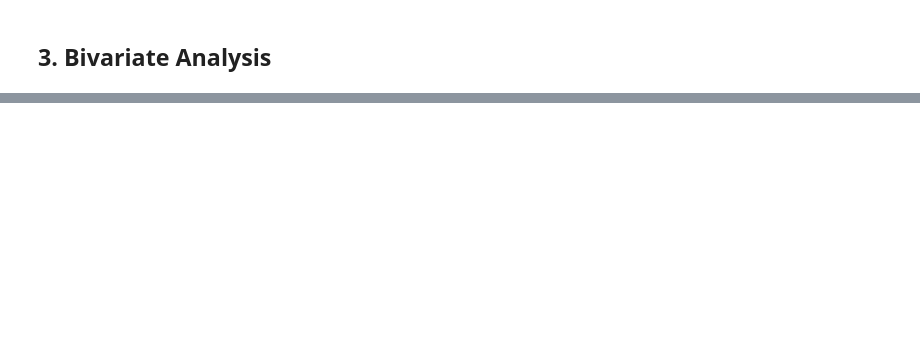
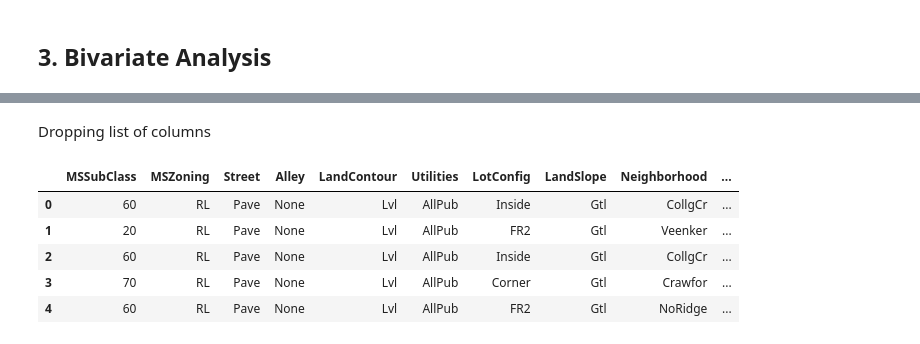
Before and after one commit to jeswingeorge/Kaggle-House-Prices-Prediction, a Jupyter notebook: 1.variable_id_univariate_analysis_new.ipynb, the cells around one changed output, grey strips where cells are left out. Saved outputs shown, nothing was run; the diff lists cells and outputs as text; code cells hidden in the pictures; blank space fills up the shorter version.

```diff
--- a/1.variable_id_univariate_analysis_new.ipynb
+++ b/1.variable_id_univariate_analysis_new.ipynb
@@ -1331,0 +1344,6 @@ OpenPorchSF
+# %%
+for col in ['GrLivArea', '1stFlrSF', 'LotArea', 'LotFrontage']:
+    train[col+'_Log'] = np.log(train[col])
+    test[col+'_Log'] = np.log(train[col])
+    test.drop(columns = col, inplace = True)
+    train.drop(columns = col, inplace = True)
@@ -1331,0 +1447,14 @@ OpenPorchSF
+# %% [markdown]
+Dropping list of columns
+# %%
+# list of columns to be dropped
+train.drop(columns = correlation_df[correlation_df.correlation < 0.4].column.to_list(), inplace = True)
+test.drop(columns = correlation_df[correlation_df.correlation < 0.4].column.to_list(), inplace = True)
+train.head()
+# %% [output]
+|  | MSSubClass | MSZoning | Street | Alley | LandContour | Utilities | LotConfig | LandSlope | Neighborhood | ... |
+| 0 | 60 | RL | Pave | None | Lvl | AllPub | Inside | Gtl | CollgCr | ... |
+| 1 | 20 | RL | Pave | None | Lvl | AllPub | FR2 | Gtl | Veenker | ... |
+| 2 | 60 | RL | Pave | None | Lvl | AllPub | Inside | Gtl | CollgCr | ... |
+| 3 | 70 | RL | Pave | None | Lvl | AllPub | Corner | Gtl | Crawfor | ... |
+| 4 | 60 | RL | Pave | None | Lvl | AllPub | FR2 | Gtl | NoRidge | ... |
```
Also changed, not shown: parts of 107 cells of this notebook, 2 other files.
